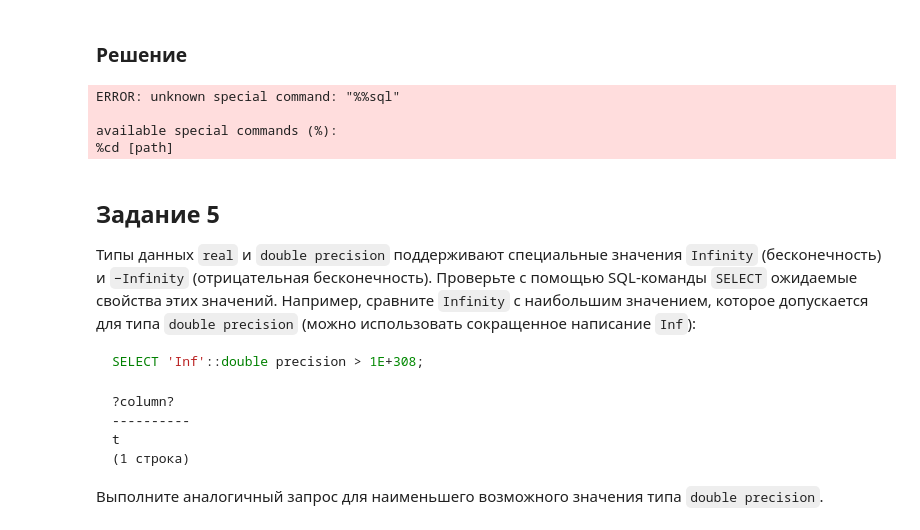
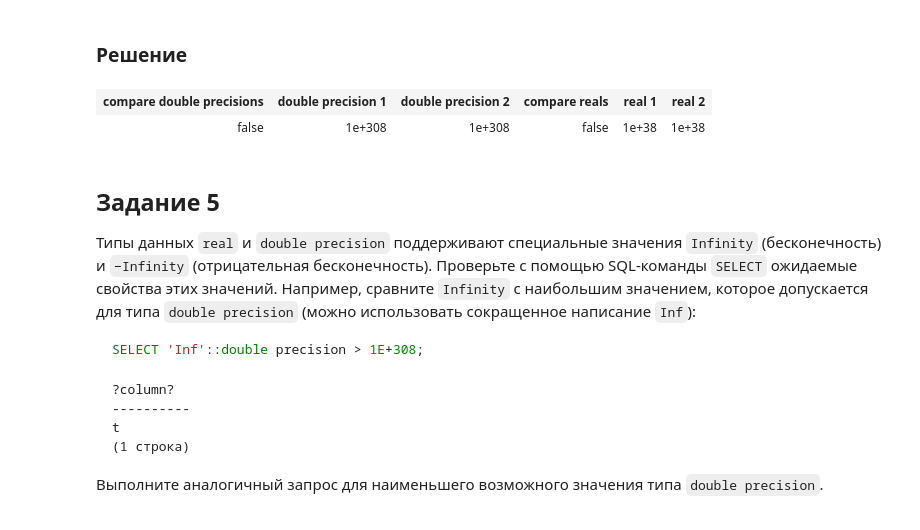
Before and after one commit to vowatchka/postgres_basic, a Jupyter notebook: practices/4_postgres_datatypes/gorm.ipynb, the cells around one changed output. Cells and saved outputs as stored; diff of their text form; code cells hidden in the pictures.

```diff
--- a/practices/4_postgres_datatypes/gorm.ipynb
+++ b/practices/4_postgres_datatypes/gorm.ipynb
@@ -237,19 +257,39 @@ float8
 # %% [markdown]
 ### Решение
 # %%
-%%sql
-SELECT
-    '1e+308'::double precision > '1e+308'::double precision as "compare double precisions",
-    '1e+308'::double precision as "double precision 1",
-    '1e+308'::double precision as "double precision 2",
-    '1e+38'::real > '1e+38'::real as "compare reals",
-    '1e+38'::real as "real 1",
-    '1e+38'::real as "real 2"
+type Result struct {
+    CompareDoublePrecisions bool `gorm:"column:compare double precisions" json:"compare double precisions"`
+    DoublePrecision1 float64 `gorm:"column:double precision 1" json:"double precision 1"`
+    DoublePrecision2 float64 `gorm:"column:double precision 2" json:"double precision 2"`
+    CompareReals bool `gorm:"column:compare reals" json:"compare reals"`
+    Real1 float32 `gorm:"column:real 1" json:"real 1"`
+    Real2 float32 `gorm:"column:real 2" json:"real 2"`
+}
+
+col_names_any := []any{"compare double precisions", "double precision 1", "double precision 2", "compare reals", "real 1", "real 2"}
+col_names_str := []string{"compare double precisions", "double precision 1", "double precision 2", "compare reals", "real 1", "real 2"}
+
+var result []*Result
+db.Raw(
+    fmt.Sprintf(
+        `
+        SELECT
+            '1e+308'::double precision > '1e+308'::double precision as %#v,
+            '1e+308'::double precision as %#v,
+            '1e+308'::double precision as %#v,
+            '1e+38'::real > '1e+38'::real as %#v,
+            '1e+38'::real as %#v,
+            '1e+38'::real as %#v
+        `,
+        col_names_any...,
+    ),
+).Scan(&result)
+
+html, _ := table.Table(&result, col_names_str)
+display.HTML(html)
 # %% [output]
-ERROR: unknown special command: "%%sql"
-
-available special commands (%):
-%cd [path]
+| compare double precisions | double precision 1 | double precision 2 | compare reals | real 1 | real 2 |
+| false | 1e+308 | 1e+308 | false | 1e+38 | 1e+38 |
 # %% [markdown]
 ## Задание 5
 
```
Also changed, not shown: parts of 4 cells of this notebook, 1 other file.
